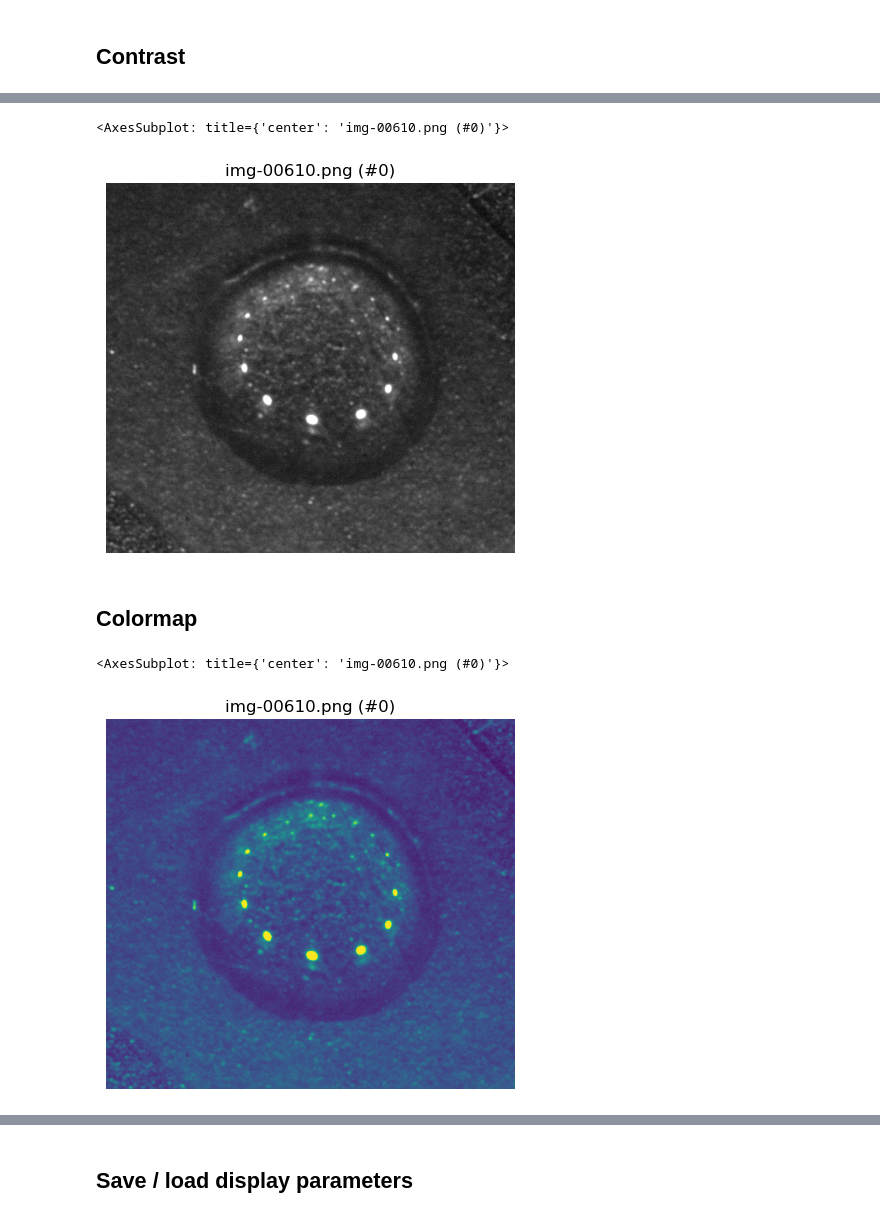
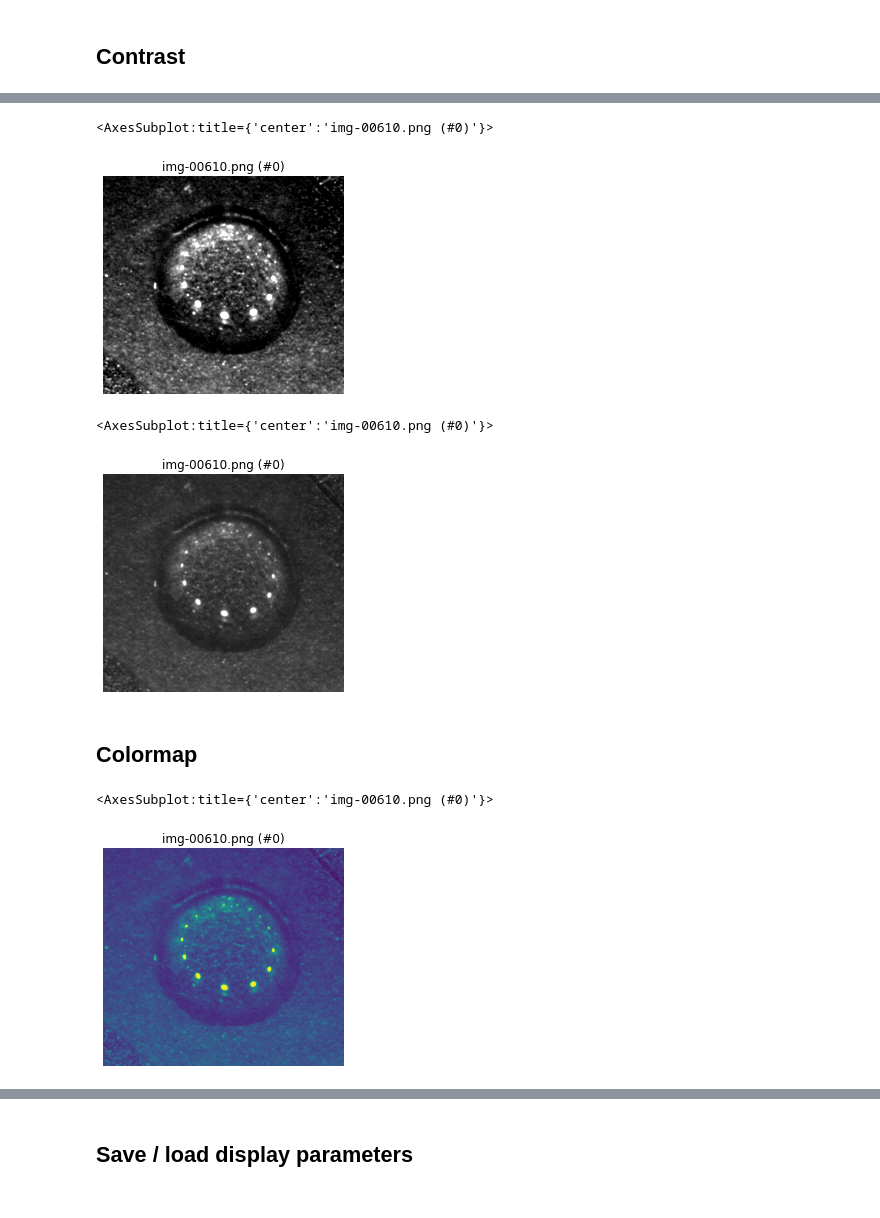
Before and after one commit to ovinc/imgseries, a Jupyter notebook: ImgSeries_Static.ipynb, the cells around one changed output, grey strips where cells are left out. Drawn from its saved outputs; the diff is of its cells as text; code cells hidden in the pictures.

```diff
--- a/ImgSeries_Static.ipynb
+++ b/ImgSeries_Static.ipynb
@@ -50,6 +50,5 @@ These parameters are only applied when showing the images (in matplotlib `imshow
 # %% [markdown]
 ## Contrast
 # %%
-images.contrast.vmin = 60
-images.contrast.vmax = 140
-images.show()
+images.display.vmin = 60
+images.display.vmax = 140
@@ -59,15 +55,22 @@ images.show()
+# %%
+# alternatively:
+images.display.vlims = (60, 140)
+images.show()
+# %% [output]
+<AxesSubplot:title={'center':'img-00610.png (#0)'}>
+[figure, added]
 # %%
-images.contrast.reset()  # go back to auto grayscale
+images.display.reset()  # go back to auto grayscale
 images.show()
 # %% [output]
-<AxesSubplot: title={'center': 'img-00610.png (#0)'}>
+<AxesSubplot:title={'center':'img-00610.png (#0)'}>
-[figure, old version]
+[figure, new version]
 # %% [markdown]
 ## Colormap
 # %%
-images.colors.cmap = 'viridis'  # any matplotlib accepted colormap name
+images.display.cmap = 'viridis'  # any matplotlib accepted colormap name
 images.show()
 # %% [output]
-<AxesSubplot: title={'center': 'img-00610.png (#0)'}>
+<AxesSubplot:title={'center':'img-00610.png (#0)'}>
-[figure, old version]
+[figure, new version]
 # %%
```
Also changed, not shown: parts of 14 cells of this notebook, 7 other files.
